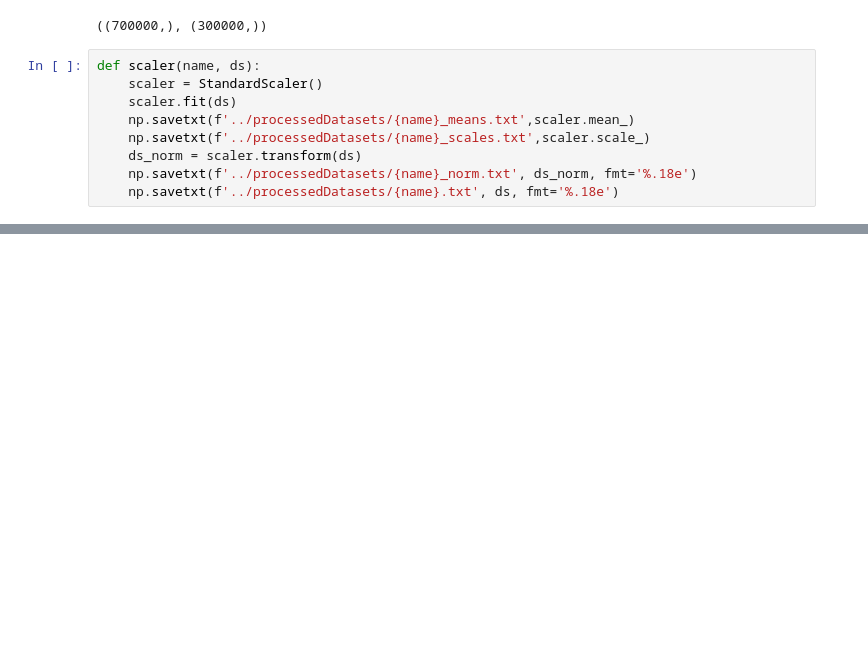
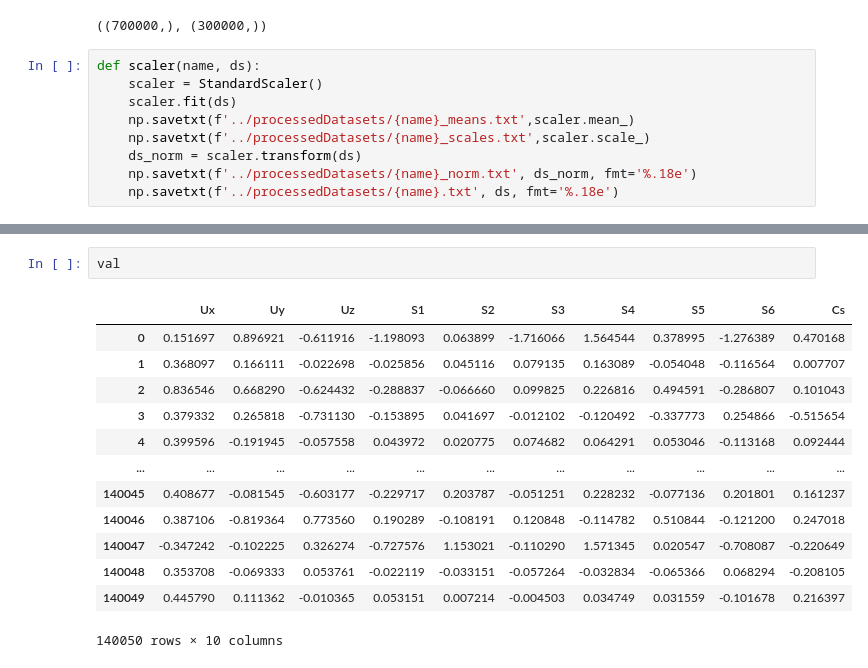
Before and after one commit to halimarefat/torchFOAM, a Jupyter notebook: JupyterLab/JP3_Analysis_New.ipynb, the cells around one changed output, grey strips where cells are left out. Saved outputs shown, nothing was run; the diff lists cells and outputs as text; blank space fills up the shorter version.

```diff
--- a/JupyterLab/JP3_Analysis_New.ipynb
+++ b/JupyterLab/JP3_Analysis_New.ipynb
@@ -102,0 +264,16 @@ Starting to preprocess dataset fieldData_R3
+# %%
+val
+# %% [output]
+|  | Ux | Uy | Uz | S1 | S2 | S3 | S4 | S5 | S6 | Cs |
+| 0 | 0.151697 | 0.896921 | -0.611916 | -1.198093 | 0.063899 | -1.716066 | 1.564544 | 0.378995 | -1.276389 | 0.470168 |
+| 1 | 0.368097 | 0.166111 | -0.022698 | -0.025856 | 0.045116 | 0.079135 | 0.163089 | -0.054048 | -0.116564 | 0.007707 |
+| 2 | 0.836546 | 0.668290 | -0.624432 | -0.288837 | -0.066660 | 0.099825 | 0.226816 | 0.494591 | -0.286807 | 0.101043 |
+| 3 | 0.379332 | 0.265818 | -0.731130 | -0.153895 | 0.041697 | -0.012102 | -0.120492 | -0.337773 | 0.254866 | -0.515654 |
+| 4 | 0.399596 | -0.191945 | -0.057558 | 0.043972 | 0.020775 | 0.074682 | 0.064291 | 0.053046 | -0.113168 | 0.092444 |
+| ... | ... | ... | ... | ... | ... | ... | ... | ... | ... | ... |
+| 140045 | 0.408677 | -0.081545 | -0.603177 | -0.229717 | 0.203787 | -0.051251 | 0.228232 | -0.077136 | 0.201801 | 0.161237 |
+| 140046 | 0.387106 | -0.819364 | 0.773560 | 0.190289 | -0.108191 | 0.120848 | -0.114782 | 0.510844 | -0.121200 | 0.247018 |
+| 140047 | -0.347242 | -0.102225 | 0.326274 | -0.727576 | 1.153021 | -0.110290 | 1.571345 | 0.020547 | -0.708087 | -0.220649 |
+| 140048 | 0.353708 | -0.069333 | 0.053761 | -0.022119 | -0.033151 | -0.057264 | -0.032834 | -0.065366 | 0.068294 | -0.208105 |
+| 140049 | 0.445790 | 0.111362 | -0.010365 | 0.053151 | 0.007214 | -0.004503 | 0.034749 | 0.031559 | -0.101678 | 0.216397 |
+140050 rows × 10 columns
```
Also changed, not shown: parts of 32 cells of this notebook.
